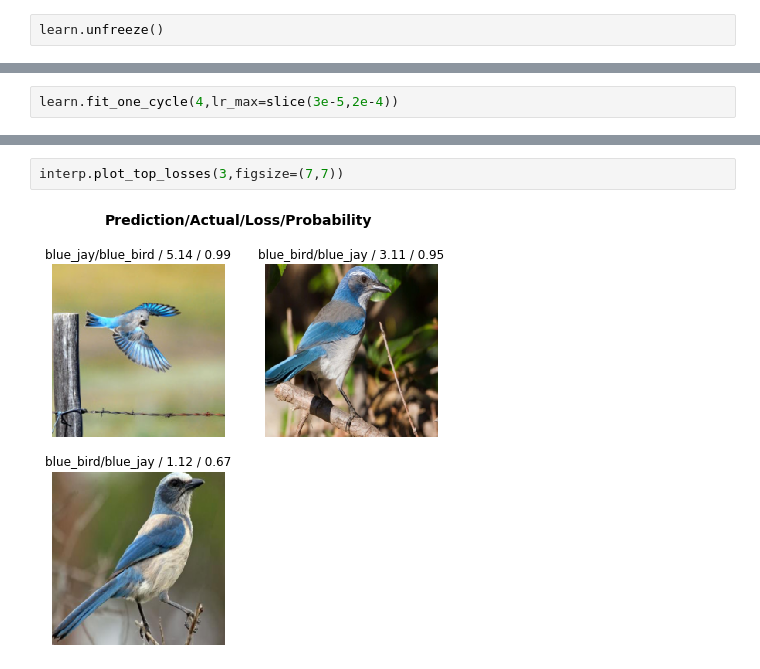
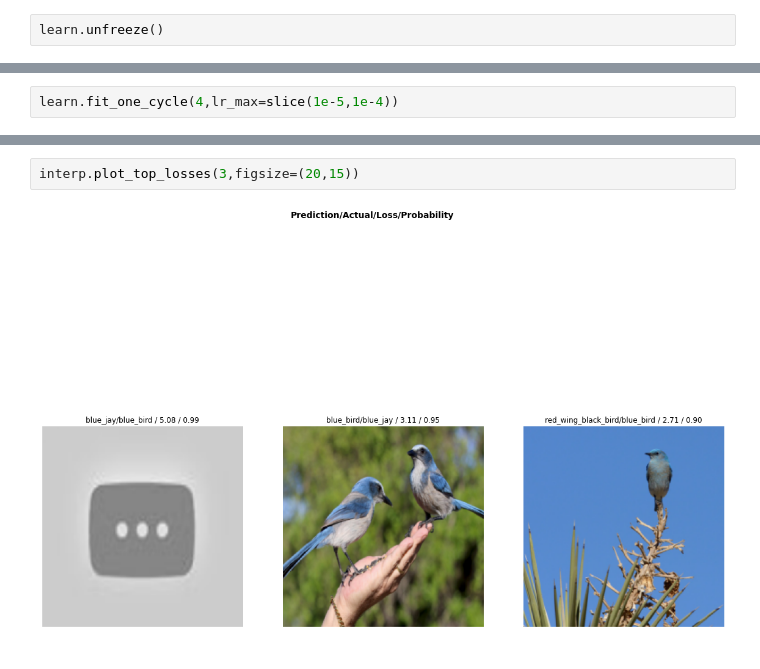
Before and after one commit to pnvijay/walk_with_fastai, a Jupyter notebook: 02_Custom.ipynb, the cells around one changed output, grey strips where cells are left out. Saved outputs shown, nothing was run; the diff lists cells and outputs as text.

```diff
--- a/02_Custom.ipynb
+++ b/02_Custom.ipynb
@@ -171,4 +184,4 @@ learn.lr_find()
 # %%
-learn.fit_one_cycle(4,lr_max=slice(3e-5,2e-4))
+learn.fit_one_cycle(4,lr_max=slice(1e-5,1e-4))
 # %% [output]
 | epoch | train_loss | valid_loss | error_rate | time |
@@ -197,4 +212,4 @@ dbunch.train_ds
 # %%
-interp.plot_top_losses(3,figsize=(7,7))
+interp.plot_top_losses(3,figsize=(20,15))
 # %% [output]
-[figure, old version]
+[figure, new version]
```
Also changed, not shown: parts of 24 cells of this notebook.
